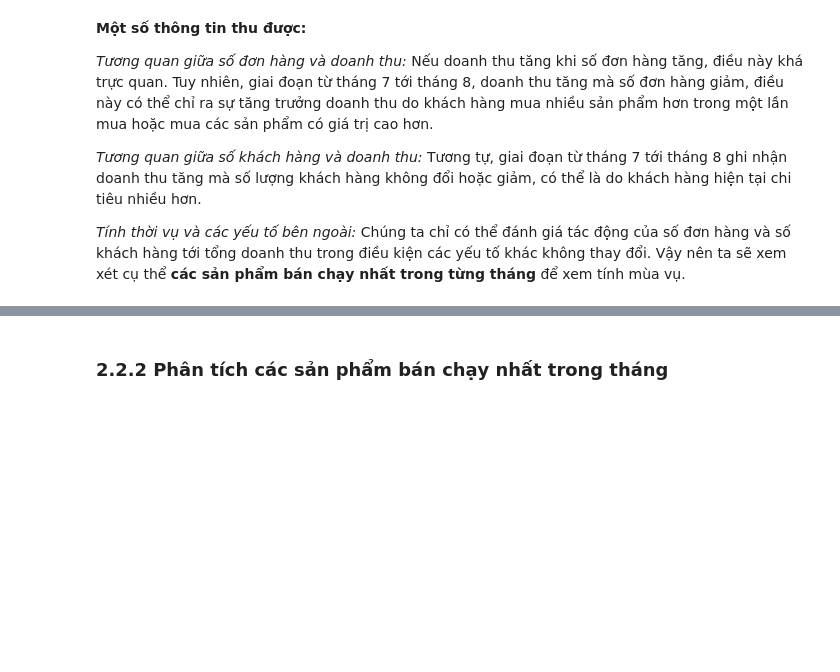
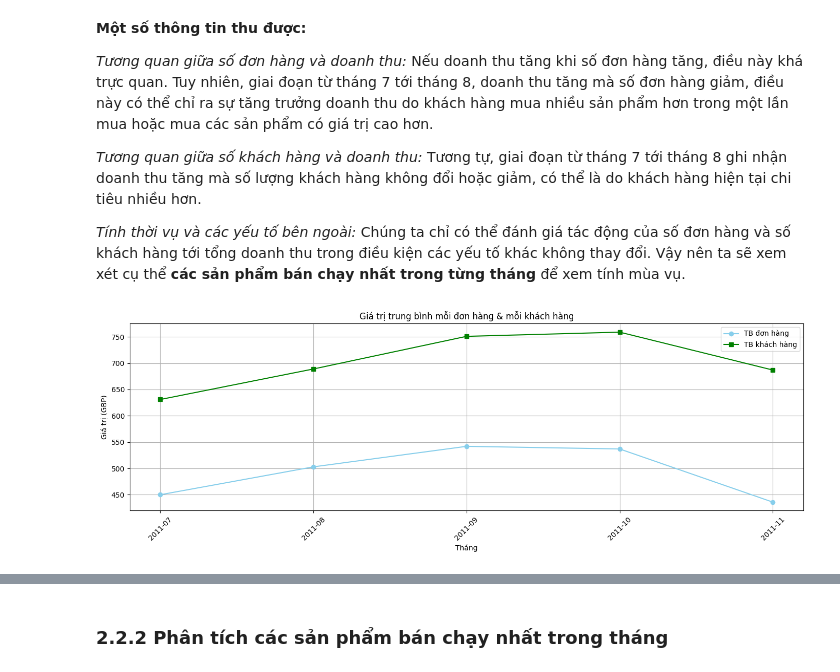
Before and after one commit to caboifvd/Pentabytes, a Jupyter notebook: Online_Retail_Analysis_Project.ipynb, the cells around one changed output, grey strips where cells are left out. Cells and saved outputs as stored; diff of their text form; code cells hidden in the pictures; blank space fills up the shorter version.

```diff
--- a/Online_Retail_Analysis_Project.ipynb
+++ b/Online_Retail_Analysis_Project.ipynb
@@ -482,3 +490,18 @@ plt.show()
 *Tương quan giữa số khách hàng và doanh thu:* Tương tự, giai đoạn từ tháng 7 tới tháng 8 ghi nhận doanh thu tăng mà số lượng khách hàng không đổi hoặc giảm, có thể là do khách hàng hiện tại chi tiêu nhiều hơn.
 
 *Tính thời vụ và các yếu tố bên ngoài:* Chúng ta chỉ có thể đánh giá tác động của số đơn hàng và số khách hàng tới tổng doanh thu trong điều kiện các yếu tố khác không thay đổi. Vậy nên ta sẽ xem xét cụ thể **các sản phẩm bán chạy nhất trong từng tháng** để xem tính mùa vụ.
+# %%
+# Biểu đồ giá trị trung bình
+plt.figure(figsize=(14, 5))
+plt.plot(monthly_summary['YearMonth'].astype(str), monthly_summary['Giá trị TB mỗi đơn (GBP)'], label='TB đơn hàng', marker='o', color='skyblue')
+plt.plot(monthly_summary['YearMonth'].astype(str), monthly_summary['Doanh thu TB mỗi khách (GBP)'], label='TB khách hàng', marker='s', color='green')
+plt.title('Giá trị trung bình mỗi đơn hàng & mỗi khách hàng')
+plt.xlabel('Tháng')
+plt.ylabel('Giá trị (GBP)')
+plt.xticks(rotation=45)
+plt.legend()
+plt.grid(True)
+plt.tight_layout()
+plt.show()
+# %% [output]
+[figure, added]
```
Also changed, not shown: parts of 19 cells of this notebook.
